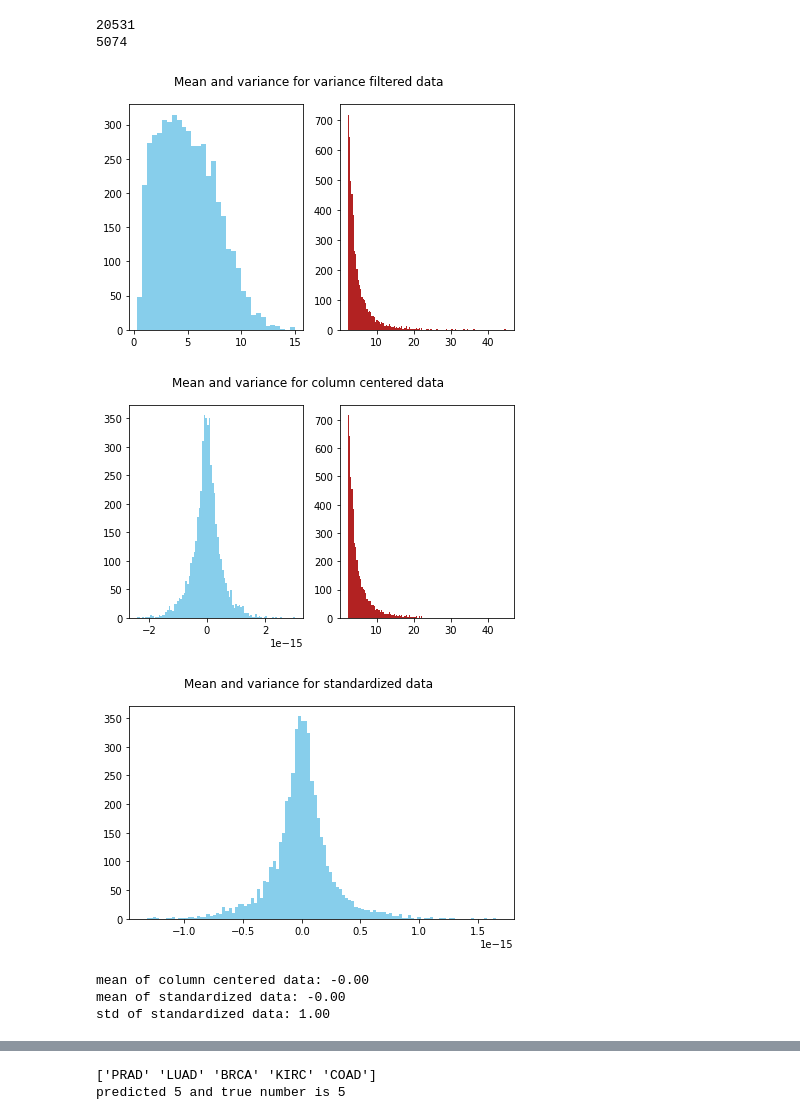
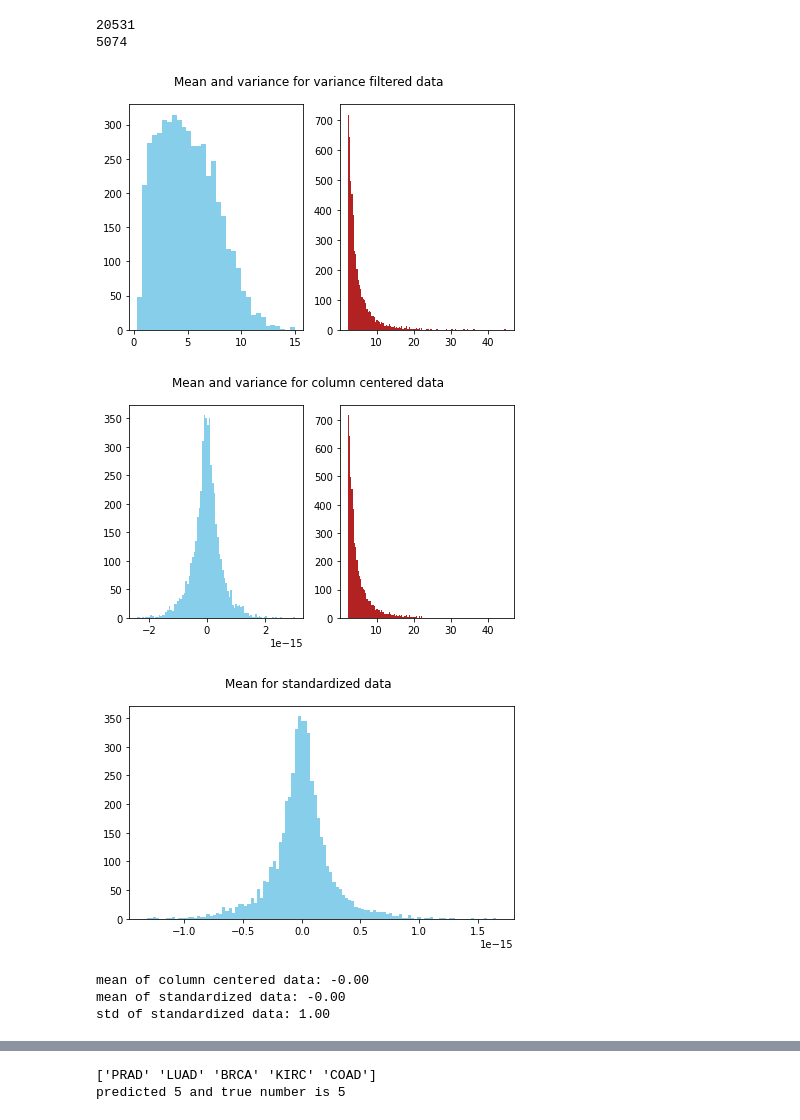
Before and after one commit to antonsandberg/Big-Data, a Jupyter notebook: Project2_Fred_ver2.ipynb, the cells around one changed output, grey strips where cells are left out. Cells and saved outputs as stored; diff of their text form; code cells hidden in the pictures.

```diff
--- a/Project2_Fred_ver2.ipynb
+++ b/Project2_Fred_ver2.ipynb
@@ -57,35 +57,35 @@ for i, var in enumerate(data_var):
 fig, (ax1, ax2) = plt.subplots(1, 2)
 fig.suptitle('Mean and variance for variance filtered data')
 ax1.hist(data_mean, color='skyblue', label='means', bins='auto')
 ax2.hist(data_var, color='firebrick', label='variances', bins='auto')
 plt.tight_layout()
 plt.show()
 
 # From here on out we are using trimmed data as main data
 col_centered = trimmed_data - trimmed_data.mean()
 fig, (ax1, ax2) = plt.subplots(1, 2)
 fig.suptitle('Mean and variance for column centered data')
 ax1.hist(col_centered.mean(), color='skyblue', label='means', bins='auto')
 ax2.hist(col_centered.var(), color='firebrick', label='variances', bins='auto')
 plt.tight_layout()
 plt.show()
 
 standardized = col_centered/col_centered.std()
 fig, (ax1) = plt.subplots(1)
-fig.suptitle('Mean and variance for standardized data')
+fig.suptitle('Mean for standardized data')
 ax1.hist(standardized.mean(), color='skyblue', label='means', bins='auto')
 plt.tight_layout()
 plt.show()
 
 
 standardized = col_centered/col_centered.std()
 print(f'mean of column centered data: {col_centered.mean().mean():.2f}')
 print(f'mean of standardized data: {standardized.mean().mean():.2f}')
 print(f'std of standardized data: {standardized.std().mean():.2f}')
 # %% [output]
 [figure]
 [figure]
-[figure, old version]
+[figure, new version]
 mean of column centered data: -0.00
 mean of standardized data: -0.00
 std of standardized data: 1.00
```
Also changed, not shown: parts of 7 cells of this notebook.
